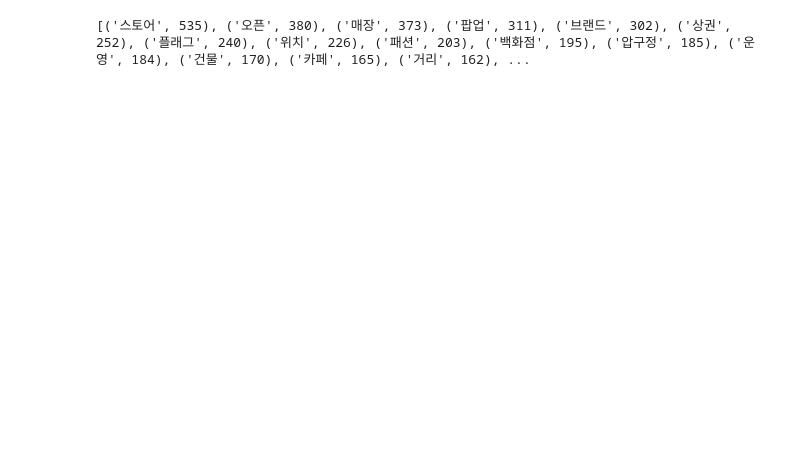
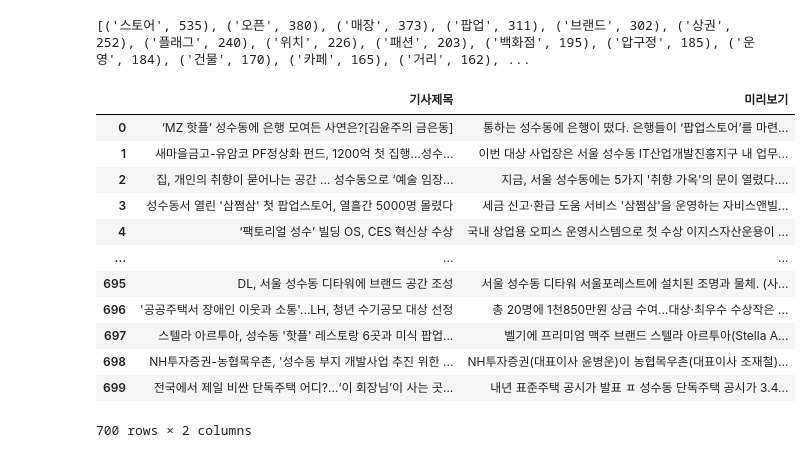
Before and after one commit to LEEYOENN/potenup_python_study, a Jupyter notebook: inregular_data_practice/selenium_naver_news.ipynb, the cells around one changed output. Drawn from its saved outputs; the diff is of its cells as text; code cells hidden in the pictures; blank space fills up the shorter version.

```diff
--- a/inregular_data_practice/selenium_naver_news.ipynb
+++ b/inregular_data_practice/selenium_naver_news.ipynb
@@ -502,3 +502,66 @@ word_count = Counter(word_list)
 print(word_count.most_common(100))
 # %% [output]
 [('스토어', 535), ('오픈', 380), ('매장', 373), ('팝업', 311), ('브랜드', 302), ('상권', 252), ('플래그', 240), ('위치', 226), ('패션', 203), ('백화점', 195), ('압구정', 185), ('운영', 184), ('건물', 170), ('카페', 165), ('거리', 162), ...
+# %%
+from selenium import webdriver
+from selenium.webdriver.common.keys import Keys ## Keys는 키보드라고 생각하면됨
+from selenium.webdriver.common.by import By
+import time
+import pandas as pd
+
+url="https://search.naver.com/search.naver?sm=tab_hty.top&where=news&ssc=tab.news.all&query=%EC%84%B1%EC%88%98+-%EB%8C%80%EA%B5%90+-%EC%84%B1%EC%88%98%EA%B8%B0+-%EC%A7%84%EC%95%88&oquery=%EC%84%B1%EC%88%98+-%EB%8C%80%EA%B5%90+-%EC%84%B1%EC%88%98%EA%B8%B0+-%EC%A7%84%EC%95%88&tqi=j4r9ospzLiwssiZyd7GssssssmC-199574&ackey=j4ie8841&nso=so%3Ar%2Cp%3Afrom20220101to20241231&de=2024.12.31&ds=2022.01.01&mynews=0&office_category=0&office_section_code=0&office_type=0&pd=3&photo=0&service_area=0&sort=0"
+
+driver = webdriver.Chrome()
+driver.maximize_window
+#url로 이동
+
+driver.get(url)
+time.sleep(2)
+
+## 스크랩 rep번 내리기
+rep = 180
+
+display_box_css = "body"
+display_box = driver.find_element(By.CSS_SELECTOR, display_box_css)
+for i in range(rep):
+    display_box.send_keys(Keys.END)
+    time.sleep(1.5)
+
+# 스크롤 맨위로
+display_box.send_keys(Keys.HOME)
+
+# 제목 추출하기
+
+#div > div > div > div > div > div > a.dhYHkiReRG4nMJlh1Ikb.wQvPpYxwKWROV26bMeiF > span
+title_css ="div > div > div > div > div > div > a.dhYHkiReRG4nMJlh1Ikb.wQvPpYxwKWROV26bMeiF > span"
+titles = driver.find_elements(By.CSS_SELECTOR, title_css)
+
+content_css ="div > div > div > div > div > div > a > span"
+contents = driver.find_elements(By.CSS_SELECTOR, title_css)
+
+preview_css = "div > div > div > div > div > div > a.dhYHkiReRG4nMJlh1Ikb.OkLRCR3GCIjnmRLjh7u3 > span"
+previews = driver.find_elements(By.CSS_SELECTOR, preview_css)
+
+
+temp_dict = {
+    "기사제목": [],
+    "미리보기": []
+}
+
+for title, preview in zip(titles, previews):
+    temp_dict["기사제목"].append(title.text)
+    temp_dict["미리보기"].append(preview.text)
+# %% [output]
+|  | 기사제목 | 미리보기 |
+| 0 | ‘MZ 핫플’ 성수동에 은행 모여든 사연은?[김윤주의 금은동] | 통하는 성수동에 은행이 떴다. 은행들이 ‘팝업스토어’를 마련... |
+| 1 | 새마을금고-유암코 PF정상화 펀드, 1200억 첫 집행…성수... | 이번 대상 사업장은 서울 성수동 IT산업개발진흥지구 내 업무... |
+| 2 | 집, 개인의 취향이 묻어나는 공간 … 성수동으로 ‘예술 임장... | 지금, 서울 성수동에는 5가지 '취향 가옥'의 문이 열렸다.... |
+| 3 | 성수동서 열린 '삼쩜삼' 첫 팝업스토어, 열흘간 5000명 몰렸다 | 세금 신고·환급 도움 서비스 '삼쩜삼'을 운영하는 자비스앤빌... |
+| 4 | ‘팩토리얼 성수’ 빌딩 OS, CES 혁신상 수상 | 국내 상업용 오피스 운영시스템으로 첫 수상 이지스자산운용이 ... |
+| ... | ... | ... |
+| 695 | DL, 서울 성수동 디타워에 브랜드 공간 조성 | 서울 성수동 디타워 서울포레스트에 설치된 조명과 물체. (사... |
+| 696 | '공공주택서 장애인 이웃과 소통'…LH, 청년 수기공모 대상 선정 | 총 20명에 1천850만원 상금 수여…대상·최우수 수상작은 ... |
+| 697 | 스텔라 아르투아, 성수동 '핫플' 레스토랑 6곳과 미식 팝업... | 벨기에 프리미엄 맥주 브랜드 스텔라 아르투아(Stella A... |
+| 698 | NH투자증권-농협목우촌, '성수동 부지 개발사업 추진 위한 ... | NH투자증권(대표이사 윤병운)이 농협목우촌(대표이사 조재철)... |
+| 699 | 전국에서 제일 비싼 단독주택 어디?…‘이 회장님’이 사는 곳... | 내년 표준주택 공시가 발표 ㅍ 성수동 단독주택 공시가 3.4... |
+700 rows × 2 columns
```
Also changed, not shown: parts of 20 cells of this notebook, 20 other files.
